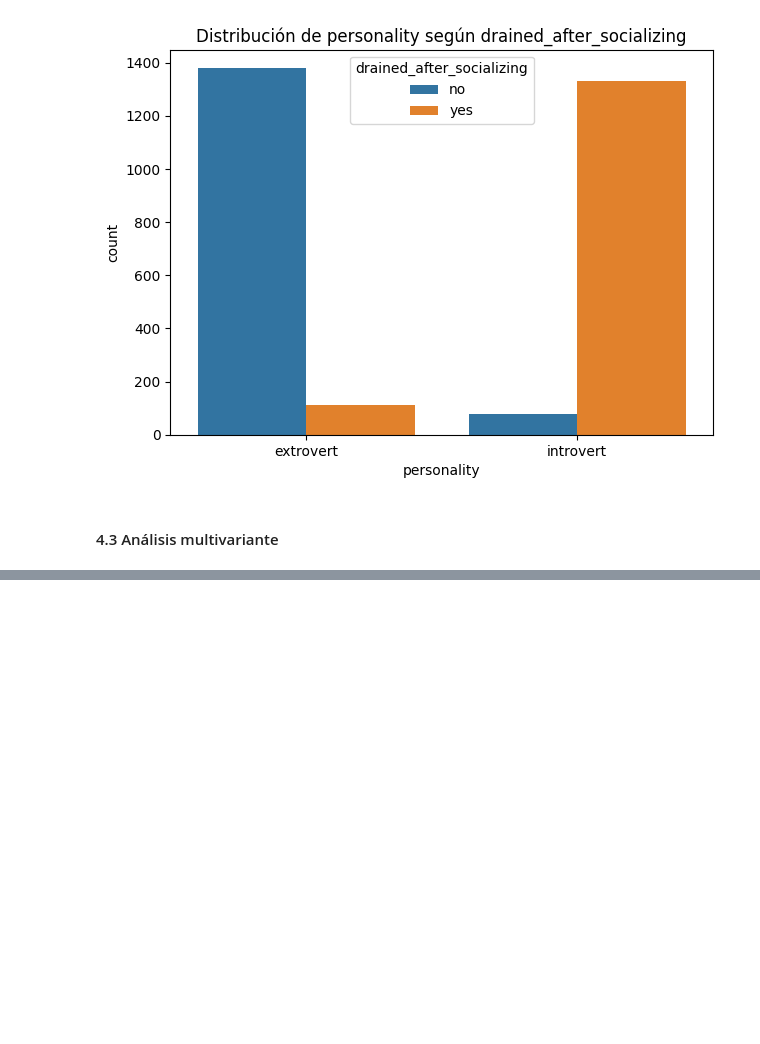
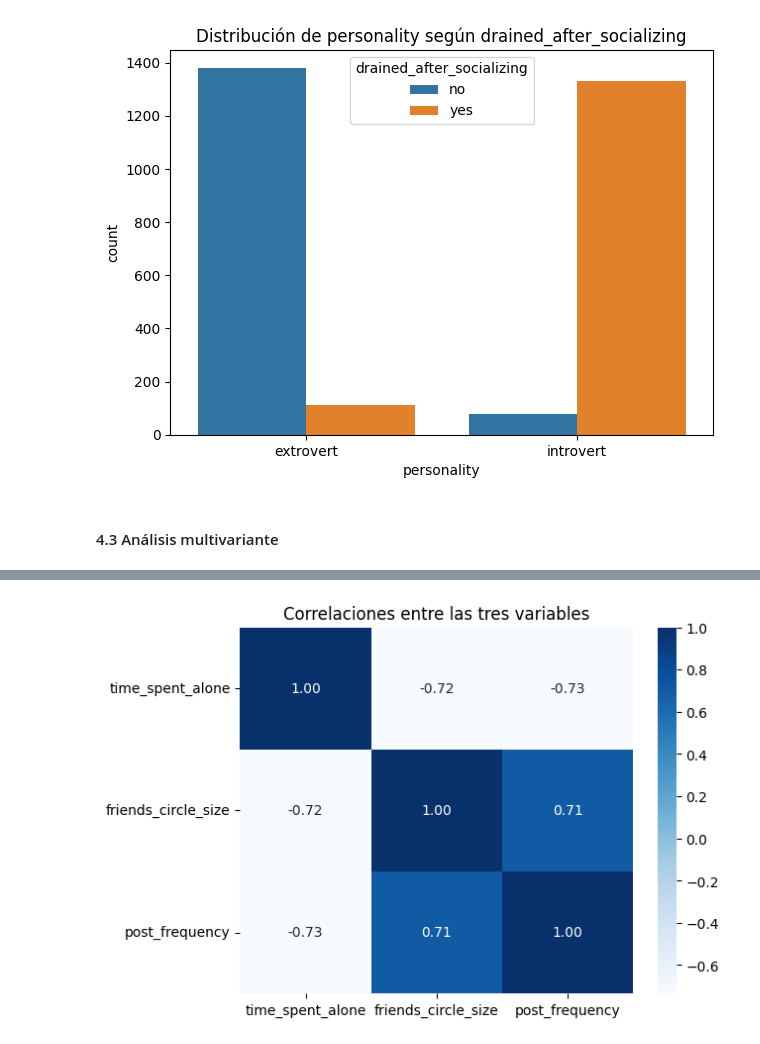
Before and after one commit to Marpp98/EDA_Extrovert_VS_Introvert_behaviour, a Jupyter notebook: notebooks/notebook.ipynb, the cells around one changed output, grey strips where cells are left out. Cells and saved outputs as stored; diff of their text form; code cells hidden in the pictures; blank space fills up the shorter version.

```diff
--- a/notebooks/notebook.ipynb
+++ b/notebooks/notebook.ipynb
@@ -664,0 +693,8 @@ grafico_barras_categoricas_target(df,categoricas,target)
+# %%
+corr = df[["time_spent_alone", "friends_circle_size", "post_frequency"]].corr()
+
+sns.heatmap(corr, annot=True, cmap="Blues", fmt=".2f")
+plt.title("Correlaciones entre las tres variables")
+plt.show()
+# %% [output]
+[figure, added]
```
Also changed, not shown: parts of 6 cells of this notebook.
